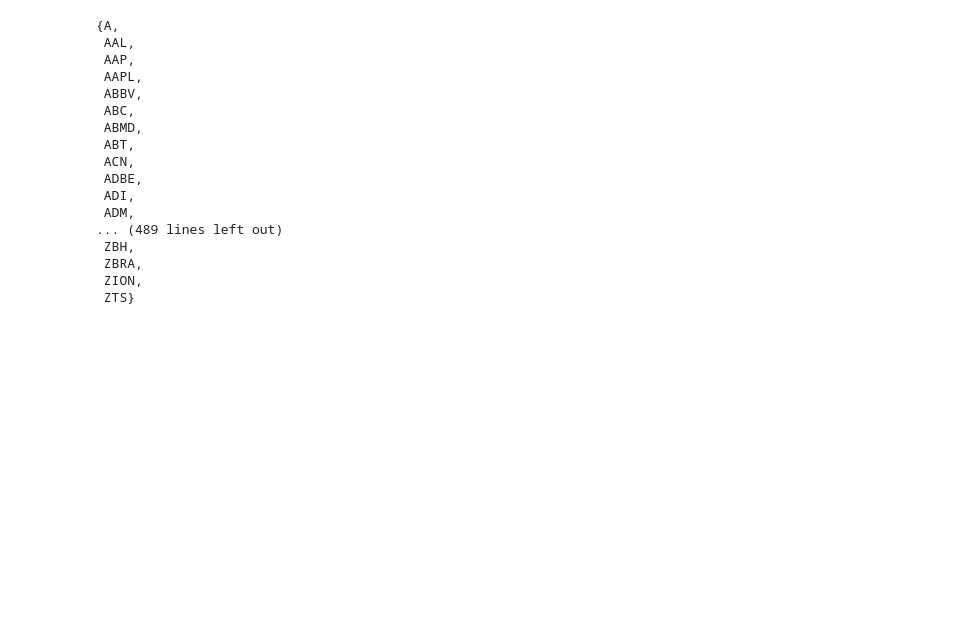
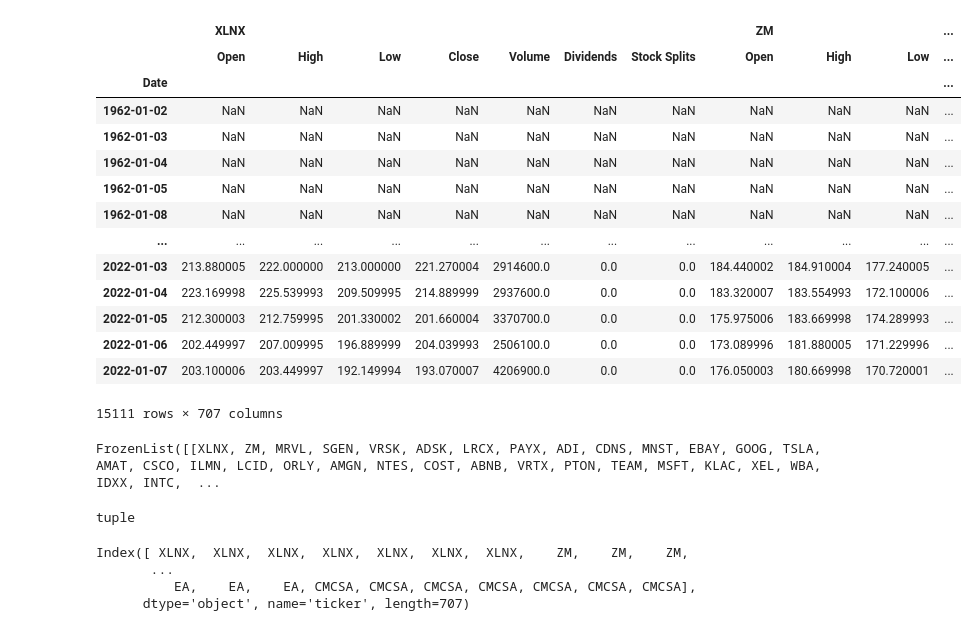
Before and after one commit to Ale-Cas/py-quant-fin, a Jupyter notebook: notebooks/investment_universe.ipynb, the cells around one changed output. Drawn from its saved outputs; the diff is of its cells as text; code cells hidden in the pictures; blank space fills up the shorter version.

Commit message:
getting price data

```diff
--- a/notebooks/investment_universe.ipynb
+++ b/notebooks/investment_universe.ipynb
@@ -7,23 +4,37 @@ The autoreload extension is already loaded. To reload it, use:
 # %%
 from quantfin.market.investment_universe import InvestmentUniverse
-# %%
-sp500 = InvestmentUniverse(name = "SP500")
-sp500.components
-# %% [output]
-{A,
- AAL,
- AAP,
- AAPL,
- ABBV,
- ABC,
- ABMD,
- ABT,
- ACN,
- ADBE,
- ADI,
- ADM,
-... (489 lines left out)
- ZBH,
- ZBRA,
- ZION,
- ZTS}
+# %%
+nasdaq = InvestmentUniverse(name = "NASDAQ100")
+nasdaq.get_prices()
+# %% [output]
+|  | XLNX |  |  |  |  |  |  | ZM |  |  | ... |
+|  | Open | High | Low | Close | Volume | Dividends | Stock Splits | Open | High | Low | ... |
+| Date |  |  |  |  |  |  |  |  |  |  | ... |
+| 1962-01-02 | NaN | NaN | NaN | NaN | NaN | NaN | NaN | NaN | NaN | NaN | ... |
+| 1962-01-03 | NaN | NaN | NaN | NaN | NaN | NaN | NaN | NaN | NaN | NaN | ... |
+| 1962-01-04 | NaN | NaN | NaN | NaN | NaN | NaN | NaN | NaN | NaN | NaN | ... |
+| 1962-01-05 | NaN | NaN | NaN | NaN | NaN | NaN | NaN | NaN | NaN | NaN | ... |
+| 1962-01-08 | NaN | NaN | NaN | NaN | NaN | NaN | NaN | NaN | NaN | NaN | ... |
+| ... | ... | ... | ... | ... | ... | ... | ... | ... | ... | ... | ... |
+| 2022-01-03 | 213.880005 | 222.000000 | 213.000000 | 221.270004 | 2914600.0 | 0.0 | 0.0 | 184.440002 | 184.910004 | 177.240005 | ... |
+| 2022-01-04 | 223.169998 | 225.539993 | 209.509995 | 214.889999 | 2937600.0 | 0.0 | 0.0 | 183.320007 | 183.554993 | 172.100006 | ... |
+| 2022-01-05 | 212.300003 | 212.759995 | 201.330002 | 201.660004 | 3370700.0 | 0.0 | 0.0 | 175.975006 | 183.669998 | 174.289993 | ... |
+| 2022-01-06 | 202.449997 | 207.009995 | 196.889999 | 204.039993 | 2506100.0 | 0.0 | 0.0 | 173.089996 | 181.880005 | 171.229996 | ... |
+| 2022-01-07 | 203.100006 | 203.449997 | 192.149994 | 193.070007 | 4206900.0 | 0.0 | 0.0 | 176.050003 | 180.669998 | 170.720001 | ... |
+15111 rows × 707 columns
+# %%
+nasdaq.prices.columns.levels
+# %% [output]
+FrozenList([[XLNX, ZM, MRVL, SGEN, VRSK, ADSK, LRCX, PAYX, ADI, CDNS, MNST, EBAY, GOOG, TSLA, AMAT, CSCO, ILMN, LCID, ORLY, AMGN, NTES, COST, ABNB, VRTX, PTON, TEAM, MSFT, KLAC, XEL, WBA, IDXX, INTC,  ...
+# %%
+type(nasdaq.prices.columns[0])
+# %% [output]
+tuple
+# %%
+nasdaq.prices.columns.names = ['ticker', 'columns']
+nasdaq.prices.columns.get_level_values(0)
+# %% [output]
+Index([ XLNX,  XLNX,  XLNX,  XLNX,  XLNX,  XLNX,  XLNX,    ZM,    ZM,    ZM,
+       ...
+          EA,    EA,    EA, CMCSA, CMCSA, CMCSA, CMCSA, CMCSA, CMCSA, CMCSA],
+      dtype='object', name='ticker', length=707)
```
Also changed, not shown: parts of 5 cells of this notebook, 3 other files.
